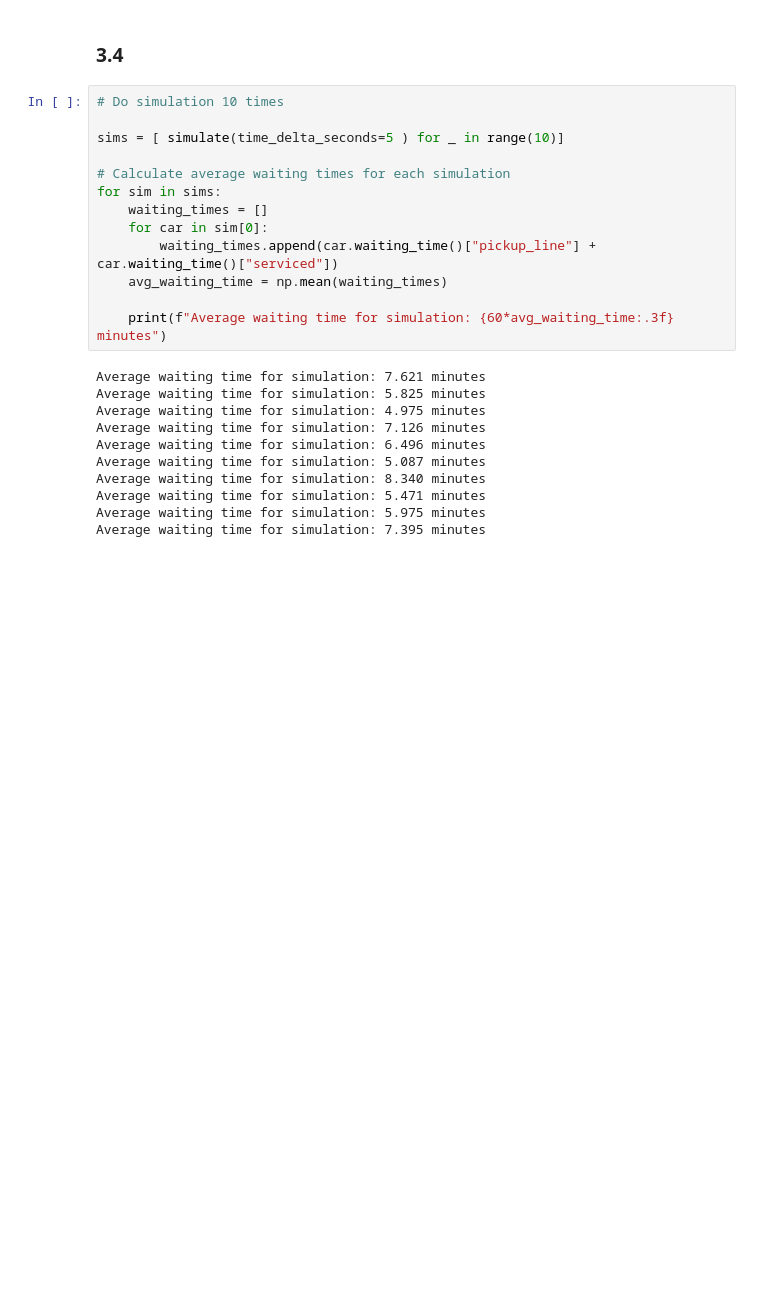
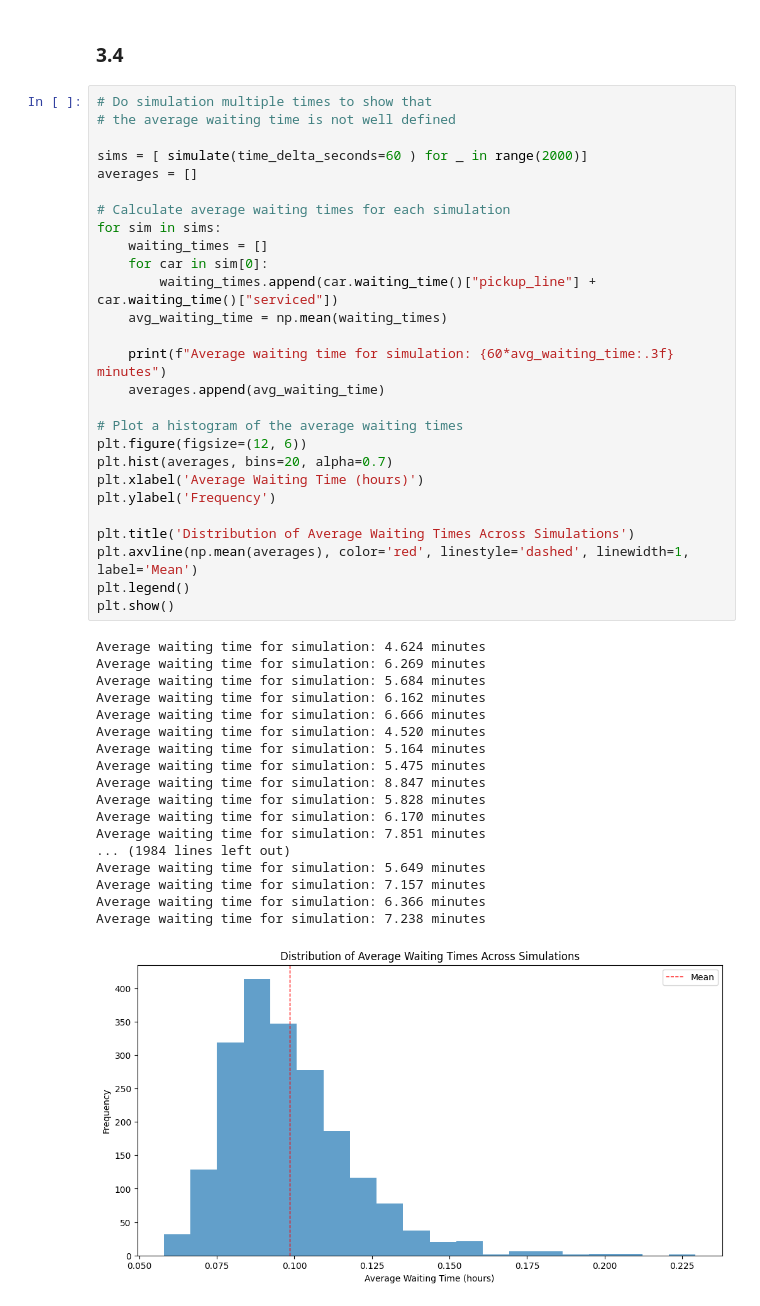
Before and after one commit to mikkelbjoern/traffic-course, a Jupyter notebook: project2/problem3-time-based.ipynb, the cells around one changed output. Saved outputs shown, nothing was run; the diff lists cells and outputs as text; blank space fills up the shorter version.

```diff
--- a/project2/problem3-time-based.ipynb
+++ b/project2/problem3-time-based.ipynb
@@ -208,26 +231,48 @@ plt.show()
 # %% [markdown]
 ### 3.4
 # %%
-# Do simulation 10 times
+# Do simulation multiple times to show that
+# the average waiting time is not well defined
 
-sims = [ simulate(time_delta_seconds=5 ) for _ in range(10)]
+sims = [ simulate(time_delta_seconds=60 ) for _ in range(2000)]
+averages = []
 
 # Calculate average waiting times for each simulation
 for sim in sims:
     waiting_times = []
     for car in sim[0]:
         waiting_times.append(car.waiting_time()["pickup_line"] + car.waiting_time()["serviced"])
     avg_waiting_time = np.mean(waiting_times)
 
     print(f"Average waiting time for simulation: {60*avg_waiting_time:.3f} minutes")
+    averages.append(avg_waiting_time)
+
+# Plot a histogram of the average waiting times
+plt.figure(figsize=(12, 6))
+plt.hist(averages, bins=20, alpha=0.7)
+plt.xlabel('Average Waiting Time (hours)')
+plt.ylabel('Frequency')
+
+plt.title('Distribution of Average Waiting Times Across Simulations')
+plt.axvline(np.mean(averages), color='red', linestyle='dashed', linewidth=1, label='Mean')
+plt.legend()
+plt.show()
 # %% [output]
-Average waiting time for simulation: 7.621 minutes
-Average waiting time for simulation: 5.825 minutes
-Average waiting time for simulation: 4.975 minutes
-Average waiting time for simulation: 7.126 minutes
-Average waiting time for simulation: 6.496 minutes
-Average waiting time for simulation: 5.087 minutes
-Average waiting time for simulation: 8.340 minutes
-Average waiting time for simulation: 5.471 minutes
-Average waiting time for simulation: 5.975 minutes
-Average waiting time for simulation: 7.395 minutes
+Average waiting time for simulation: 4.624 minutes
+Average waiting time for simulation: 6.269 minutes
+Average waiting time for simulation: 5.684 minutes
+Average waiting time for simulation: 6.162 minutes
+Average waiting time for simulation: 6.666 minutes
+Average waiting time for simulation: 4.520 minutes
+Average waiting time for simulation: 5.164 minutes
+Average waiting time for simulation: 5.475 minutes
+Average waiting time for simulation: 8.847 minutes
+Average waiting time for simulation: 5.828 minutes
+Average waiting time for simulation: 6.170 minutes
+Average waiting time for simulation: 7.851 minutes
+... (1984 lines left out)
+Average waiting time for simulation: 5.649 minutes
+Average waiting time for simulation: 7.157 minutes
+Average waiting time for simulation: 6.366 minutes
+Average waiting time for simulation: 7.238 minutes
+[figure, added]
```
Also changed, not shown: parts of 8 cells of this notebook, 3 other files.
